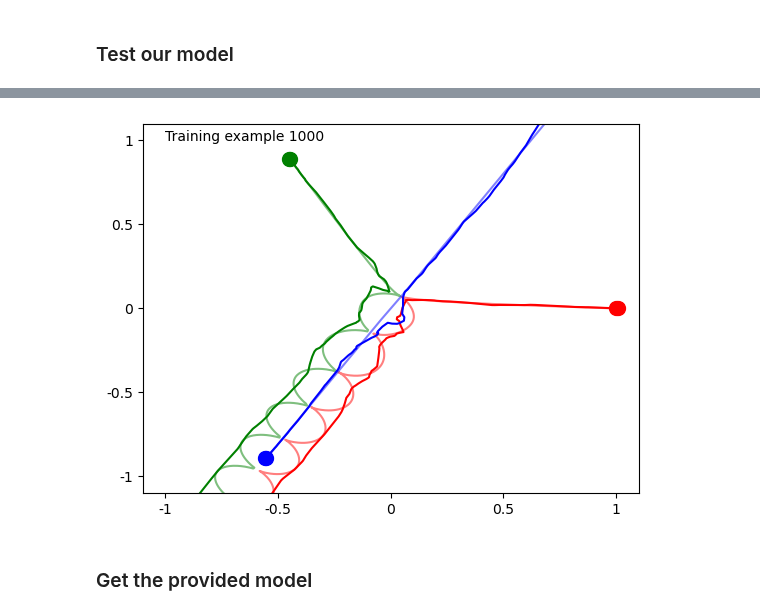
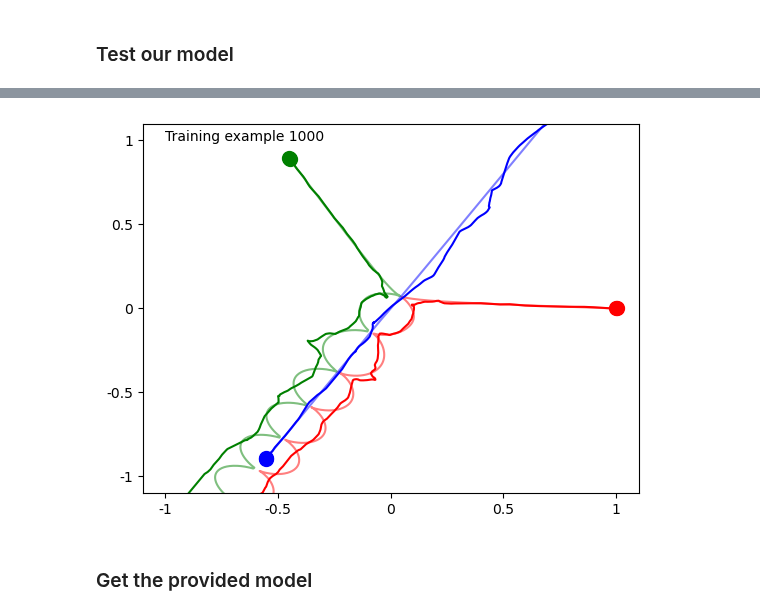
Before and after one commit to stach/lfd-project, a Jupyter notebook: Project2/project2.ipynb, the cells around one changed output, grey strips where cells are left out. Cells and saved outputs as stored; diff of their text form; code cells hidden in the pictures.

```diff
--- a/Project2/project2.ipynb
+++ b/Project2/project2.ipynb
@@ -220,8 +213,6 @@ plot_trajectories(p1, p2, p3, ax=ax, label=idx);
 Design decisions
 
     1. Weight initialization is a crucial component. For dense layers with relu activation I suggest to use the Kaiming He initialization technique proposed in "Surpassing Human-Level Performance on ImageNet Classification" (ttps://arxiv.org/pdf/1502.01852.pdf)
-# %%
-train = False
 # %%
 if train:
     # Define Sequential MLP network with 6 layers à 128 neurons and an output layer
@@ -250,7 +241,7 @@ if train:
 if not(train):
     # Insert the name of the model you want to load
     train = False
-    model_name = "1410_1031"
+    model_name = "1410_1417"
     model = keras.models.load_model(f"./models/NN_project2_{model_name}.h5")
 # %% [markdown]
 ### Get model summary
@@ -325,7 +316,7 @@ if train:
 # %%
 idx = 1000
 input_data = np.hstack((X_train[idx,:,0].reshape(1000,1),np.full((1000,2),X_train[idx,0,1:])))
-yhat_pre_trained = model.predict(input_data)
+yhat_pre_trained = model.predict(input_data, verbose=False)
 
 y_instance = y_train[idx,:,:]
 
@@ -344,4 +334,4 @@ plot_trajectories(p1_hat, p2_hat, p3_hat, ax=ax, label=idx);
-[figure, old version]
+[figure, new version]
 # %% [markdown]
 ### Get the provided model
 # %%
```
Also changed, not shown: parts of 12 cells of this notebook.
